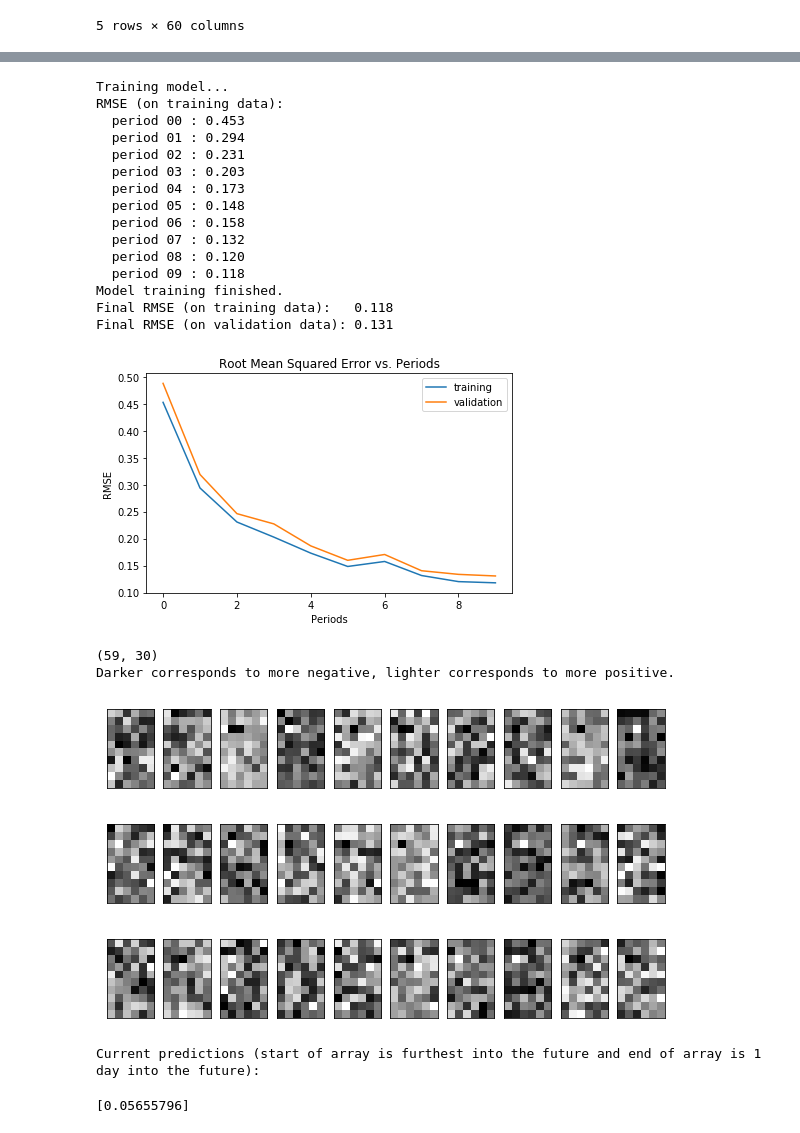
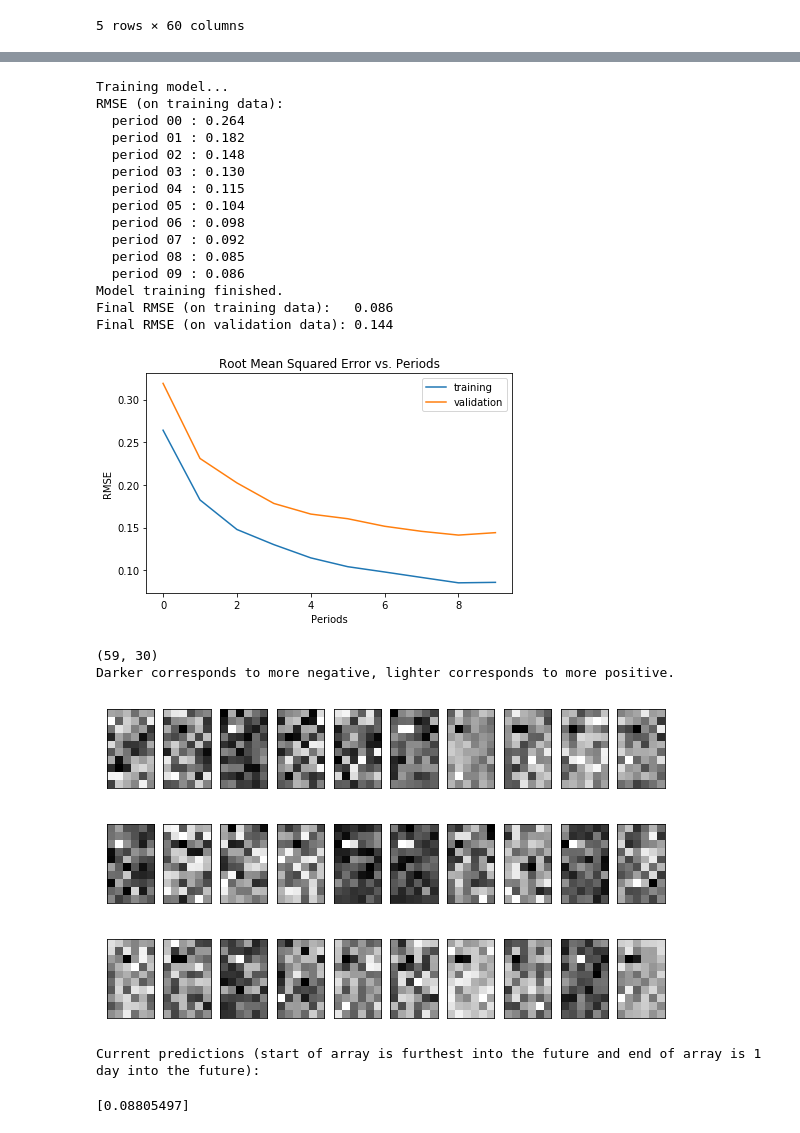
Before and after one commit to czhao39/stock-dnn, a Jupyter notebook: stockdnn.ipynb, the cells around one changed output, grey strips where cells are left out. Cells and saved outputs as stored; diff of their text form; code cells hidden in the pictures.

Commit message:
Add version of dnn that uses AdamOptimizer

```diff
--- a/stockdnn.ipynb
+++ b/stockdnn.ipynb
@@ -260,3 +260,13 @@ def train_nn_regression_model(
     print("Final RMSE (on validation data): %0.3f" % validation_root_mean_squared_error)
 
     return dnn_regressor, training_rmse, validation_rmse
+# %%
+adam_regressor, _, _ = train_nn_regression_model(
+    optimizer=tf.train.AdamOptimizer(learning_rate=0.0005),
+    steps=6000,
+    batch_size=30,
+    hidden_units=[30, 30, 20, 20, 20],
+    training_examples=training_examples,
+    training_targets=training_targets,
+    validation_examples=validation_examples,
+    validation_targets=validation_targets)
@@ -263,7 +290,7 @@ def train_nn_regression_model(
 # %%
-regressor, _, _ = train_nn_regression_model(
-    optimizer=tf.train.AdagradOptimizer(learning_rate=0.01),
-    steps=2000,
+adagrad_regressor, _, _ = train_nn_regression_model(
+    optimizer=tf.train.AdagradOptimizer(learning_rate=0.008),
+    steps=6000,
     batch_size=30,
     hidden_units=[30, 30, 20, 20, 20],
     training_examples=training_examples,
@@ -273,40 +300,42 @@ regressor, _, _ = train_nn_regression_model(
 # %% [output]
 Training model...
 RMSE (on training data):
-  period 00 : 0.453
-  period 01 : 0.294
-  period 02 : 0.231
-  period 03 : 0.203
-  period 04 : 0.173
-  period 05 : 0.148
-  period 06 : 0.158
-  period 07 : 0.132
-  period 08 : 0.120
-  period 09 : 0.118
+  period 00 : 0.264
+  period 01 : 0.182
+  period 02 : 0.148
+  period 03 : 0.130
+  period 04 : 0.115
+  period 05 : 0.104
+  period 06 : 0.098
+  period 07 : 0.092
+  period 08 : 0.085
+  period 09 : 0.086
 Model training finished.
-Final RMSE (on training data):   0.118
-Final RMSE (on validation data): 0.131
+Final RMSE (on training data):   0.086
+Final RMSE (on validation data): 0.144
-[figure, old version]
+[figure, new version]
 # %%
+# Visualize weights from first layer
+regressor = adam_regressor
+
 weights0 = regressor.get_variable_value("dnn/hiddenlayer_0/kernel")
 print(weights0.shape)
 
 num_nodes = weights0.shape[1]
 num_rows = int(math.ceil(num_nodes / 10.0))
 fig, axes = plt.subplots(num_rows, 10, figsize=(10, 2 * num_rows))
 for coef, ax in zip(weights0.T, axes.ravel()):
-    # Weights in coef is reshaped from 1x784 to 28x28.
     padded = np.pad(coef, (0, 1), "constant")
     cax = ax.matshow(np.expand_dims(padded, 0).reshape(10, 6), cmap=plt.cm.gray)
     ax.set_xticks(())
     ax.set_yticks(())
 
 print("Darker corresponds to more negative, lighter corresponds to more positive.")
 plt.show()
 # %% [output]
 (59, 30)
 Darker corresponds to more negative, lighter corresponds to more positive.
-[figure, old version]
+[figure, new version]
 # %%
 recent_df, _, _ = preprocess_daily_adjusted_df(daily_adjusted_df.head(prediction_period + 365), 0, means, stds)
 recent_features = preprocess_features(recent_df).head(prediction_period)
@@ -318,4 +347,4 @@ print("Current predictions (start of array is furthest into the future and end o
 display.display(predictions)
 # %% [output]
 Current predictions (start of array is furthest into the future and end of array is 1 day into the future):
-[0.05655796]
+[0.08805497]
```
Also changed, not shown: parts of 3 cells of this notebook.
